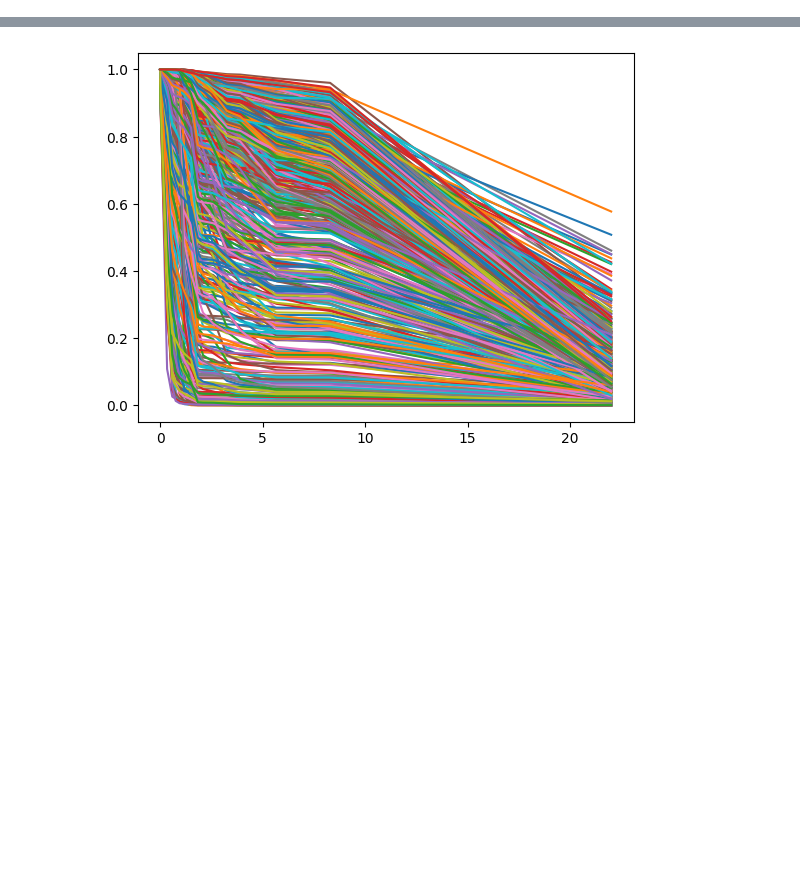
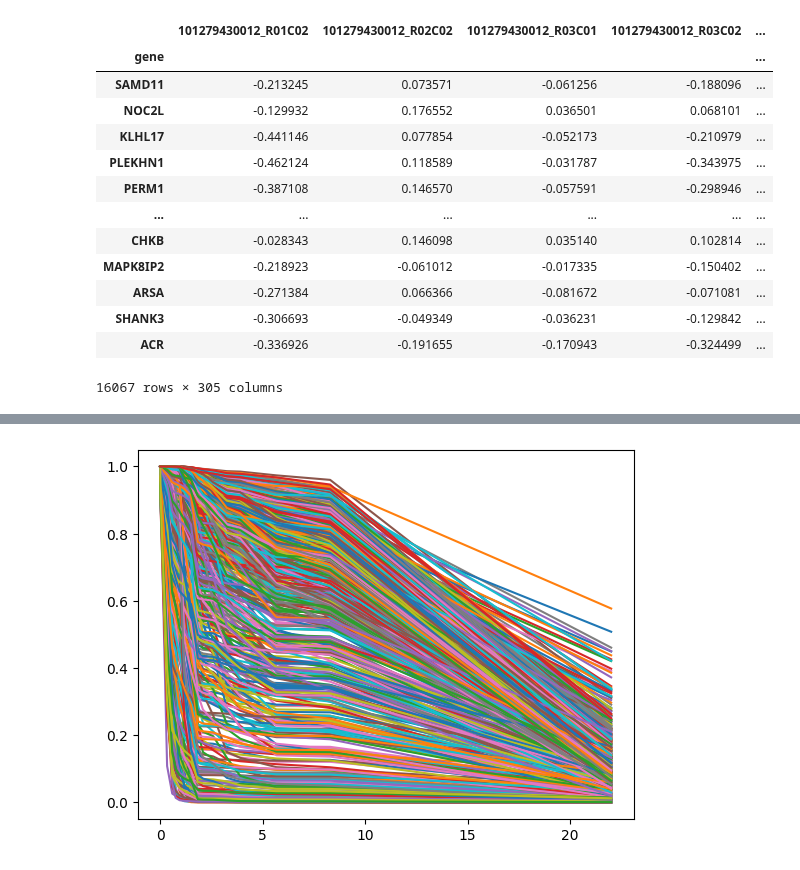
Before and after one commit to sstefan01/methylation-survival, a Jupyter notebook: scratch_eval.ipynb, the cells around one changed output, grey strips where cells are left out. Saved outputs shown, nothing was run; the diff lists cells and outputs as text; code cells hidden in the pictures; blank space fills up the shorter version.

```diff
--- a/scratch_eval.ipynb
+++ b/scratch_eval.ipynb
@@ -14,3 +32,22 @@ from sklearn.metrics import brier_score_loss
+# %%
+cnv_sj = pd.read_csv('data/CNV_gene_sjmb03_20240111.csv', index_col=0)
+# %%
+cnv_sj
+# %% [output]
+|  | 101279430012_R01C02 | 101279430012_R02C02 | 101279430012_R03C01 | 101279430012_R03C02 | ... |
+| gene |  |  |  |  | ... |
+| SAMD11 | -0.213245 | 0.073571 | -0.061256 | -0.188096 | ... |
+| NOC2L | -0.129932 | 0.176552 | 0.036501 | 0.068101 | ... |
+| KLHL17 | -0.441146 | 0.077854 | -0.052173 | -0.210979 | ... |
+| PLEKHN1 | -0.462124 | 0.118589 | -0.031787 | -0.343975 | ... |
+| PERM1 | -0.387108 | 0.146570 | -0.057591 | -0.298946 | ... |
+| ... | ... | ... | ... | ... | ... |
+| CHKB | -0.028343 | 0.146098 | 0.035140 | 0.102814 | ... |
+| MAPK8IP2 | -0.218923 | -0.061012 | -0.017335 | -0.150402 | ... |
+| ARSA | -0.271384 | 0.066366 | -0.081672 | -0.071081 | ... |
+| SHANK3 | -0.306693 | -0.049349 | -0.036231 | -0.129842 | ... |
+| ACR | -0.336926 | -0.191655 | -0.170943 | -0.324499 | ... |
+16067 rows × 305 columns
 # %%
 beta_clin = pd.read_csv('data/clinical_trial_beta.csv', index_col = 0)
 # %%
```
Also changed, not shown: parts of 12 cells of this notebook, 3 other files.
